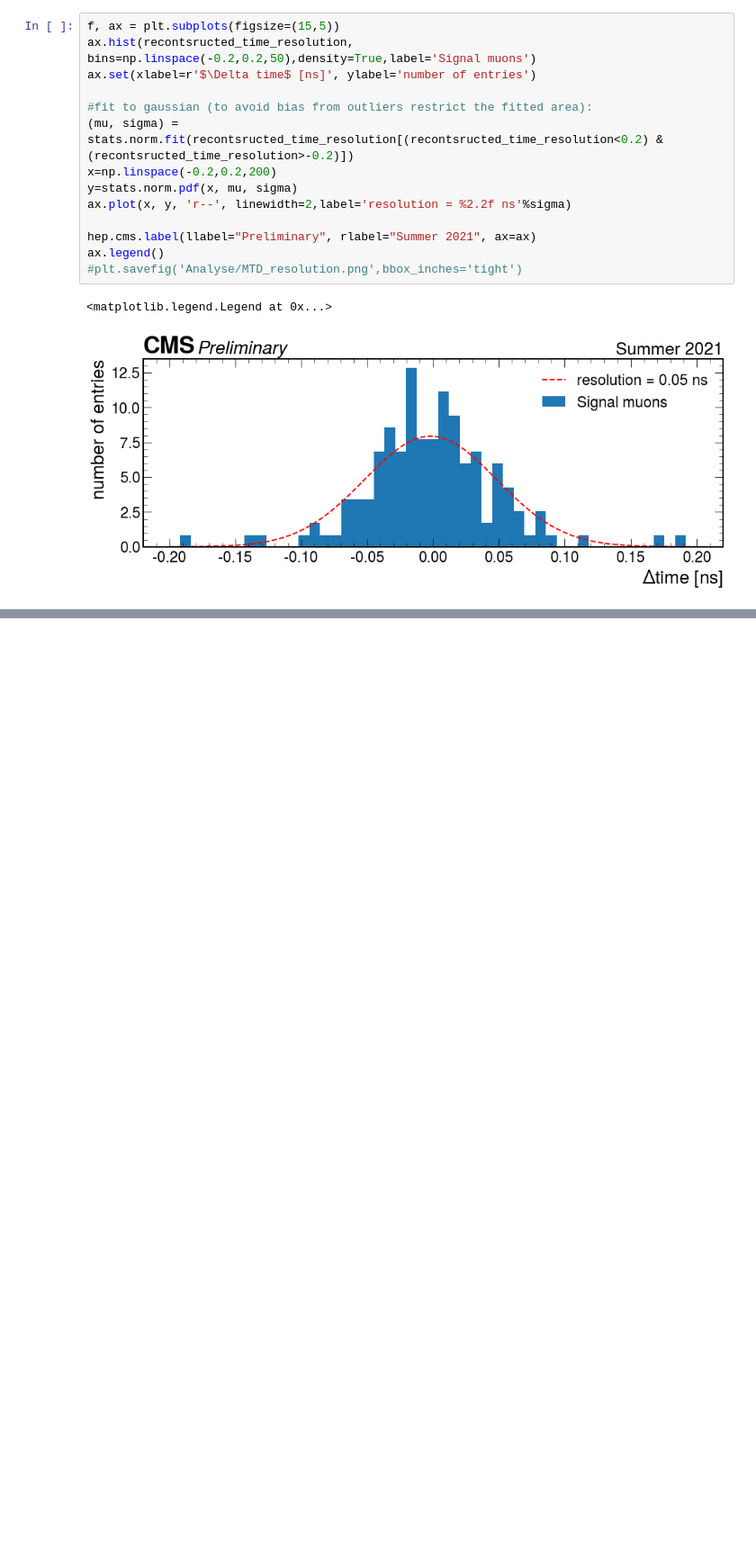
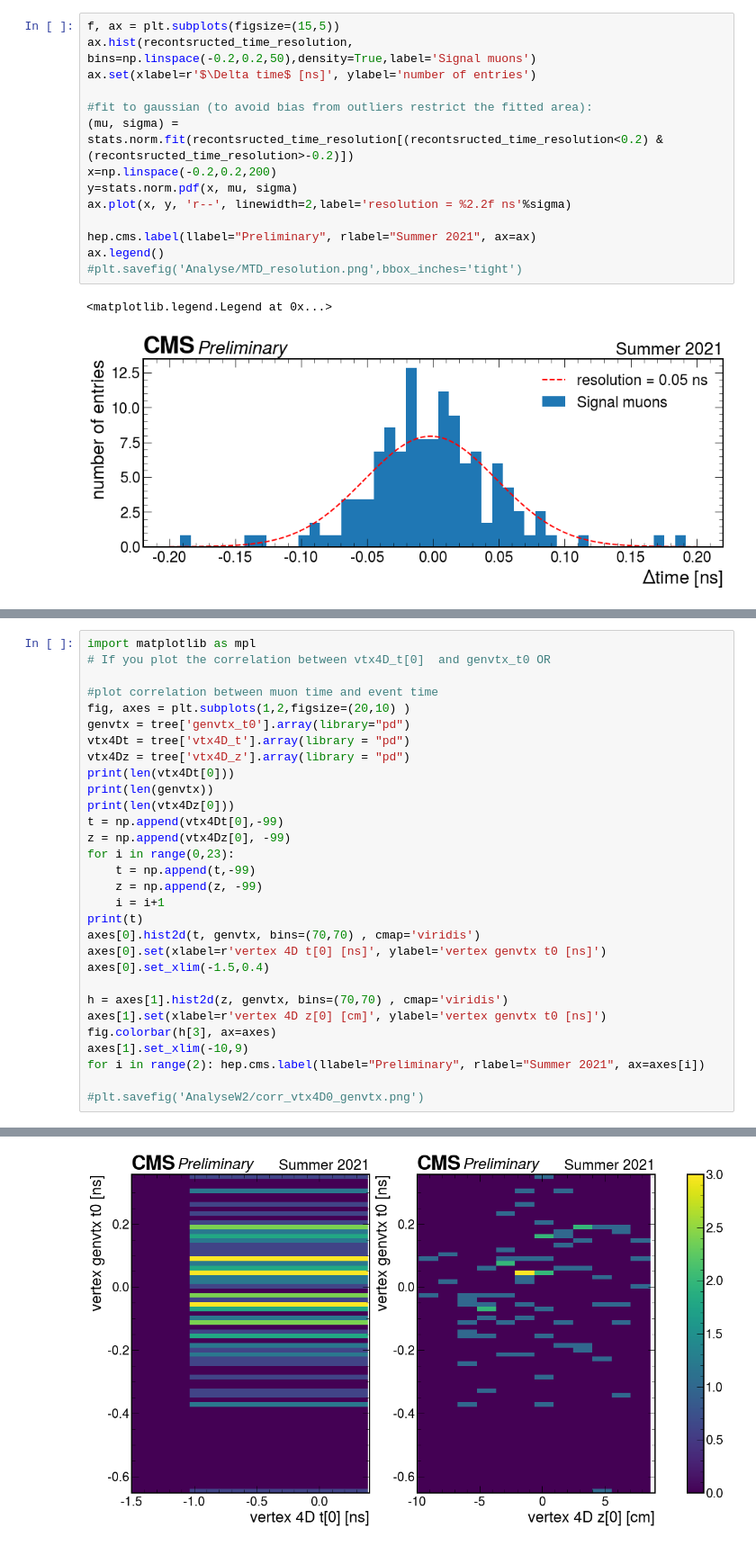
Before and after one commit to jloemker/SWAN, a Jupyter notebook: Analysis_notebook.ipynb, the cells around one changed output, grey strips where cells are left out. Shown at 90% size. Saved outputs shown, nothing was run; the diff lists cells and outputs as text; blank space fills up the shorter version.

```diff
--- a/Analysis_notebook.ipynb
+++ b/Analysis_notebook.ipynb
@@ -376,0 +405,31 @@ plt.savefig('Analyse/dimuon_analysis_eta_mass.png')
+# %%
+import matplotlib as mpl
+# If you plot the correlation between vtx4D_t[0]  and genvtx_t0 OR
+
+#plot correlation between muon time and event time
+fig, axes = plt.subplots(1,2,figsize=(20,10) )
+genvtx = tree['genvtx_t0'].array(library="pd")
+vtx4Dt = tree['vtx4D_t'].array(library = "pd")
+vtx4Dz = tree['vtx4D_z'].array(library = "pd")
+print(len(vtx4Dt[0]))
+print(len(genvtx))
+print(len(vtx4Dz[0]))
+t = np.append(vtx4Dt[0],-99)
+z = np.append(vtx4Dz[0], -99)
+for i in range(0,23):
+    t = np.append(t,-99)
+    z = np.append(z, -99)
+    i = i+1
+print(t)
+axes[0].hist2d(t, genvtx, bins=(70,70) , cmap='viridis')
+axes[0].set(xlabel=r'vertex 4D t[0] [ns]', ylabel='vertex genvtx t0 [ns]')
+axes[0].set_xlim(-1.5,0.4)
+
+h = axes[1].hist2d(z, genvtx, bins=(70,70) , cmap='viridis')
+axes[1].set(xlabel=r'vertex 4D z[0] [cm]', ylabel='vertex genvtx t0 [ns]')
+fig.colorbar(h[3], ax=axes)
+axes[1].set_xlim(-10,9)
+for i in range(2): hep.cms.label(llabel="Preliminary", rlabel="Summer 2021", ax=axes[i])
+
+#plt.savefig('AnalyseW2/corr_vtx4D0_genvtx.png')
+# %% [output]
@@ -376,0 +453 @@ plt.savefig('Analyse/dimuon_analysis_eta_mass.png')
+[figure, added]
```
Also changed, not shown: parts of 12 cells of this notebook.
